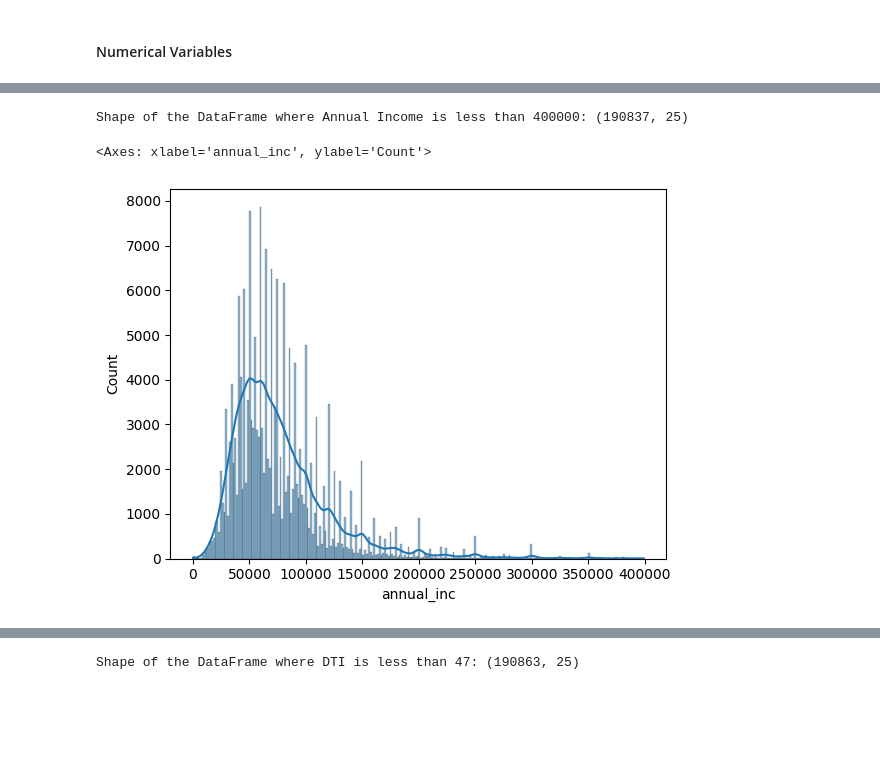
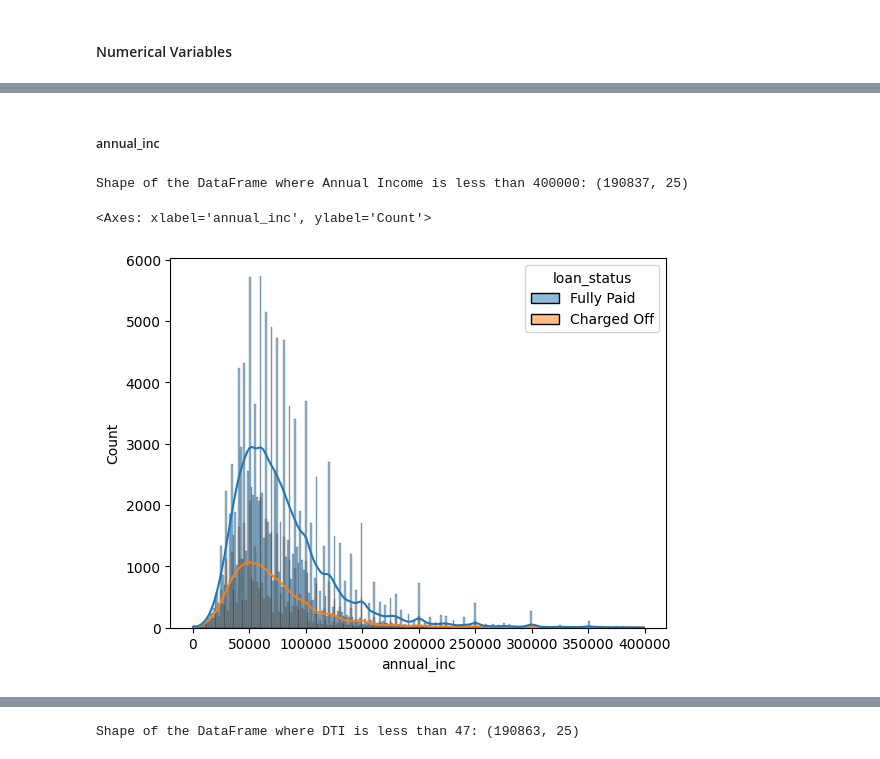
Before and after one commit to SenithDilitha/AIAndInnovation, a Jupyter notebook: LoanStatusPrediction/loan_status_prediction.ipynb, the cells around one changed output, grey strips where cells are left out. Drawn from its saved outputs; the diff is of its cells as text; code cells hidden in the pictures; blank space fills up the shorter version.

```diff
--- a/LoanStatusPrediction/loan_status_prediction.ipynb
+++ b/LoanStatusPrediction/loan_status_prediction.ipynb
@@ -278,16 +278,17 @@ df_modified.describe()
 | 50% | 6.800000e+04 | 17.890000 | 47.000000 | 12000.000000 | 12.880000 | 0.00000 | 0.000000 | 11.000000 | 0.000000 | ... |
 | 75% | 9.500000e+04 | 24.600000 | 66.300000 | 20000.000000 | 16.990000 | 0.00000 | 1.000000 | 15.000000 | 0.000000 | ... |
 | max | 9.550000e+06 | 999.000000 | 172.000000 | 40000.000000 | 30.990000 | 21.00000 | 5.000000 | 86.000000 | 46.000000 | ... |
+# %% [markdown]
+##### annual_inc
 # %%
-######## annual_inc
 threshold = 400000
 filtered_df = df_modified[df_modified['annual_inc'] < threshold]
 
 # Check the shape of the filtered DataFrame
 print(f"Shape of the DataFrame where Annual Income is less than {threshold}:", filtered_df.shape)
 
-sns.histplot(filtered_df['annual_inc'], kde = True)
+sns.histplot(data=filtered_df, x='annual_inc', kde=True, hue='loan_status')
 # %% [output]
 Shape of the DataFrame where Annual Income is less than 400000: (190837, 25)
 <Axes: xlabel='annual_inc', ylabel='Count'>
-[figure, old version]
+[figure, new version]
```
Also changed, not shown: parts of 54 cells of this notebook.
